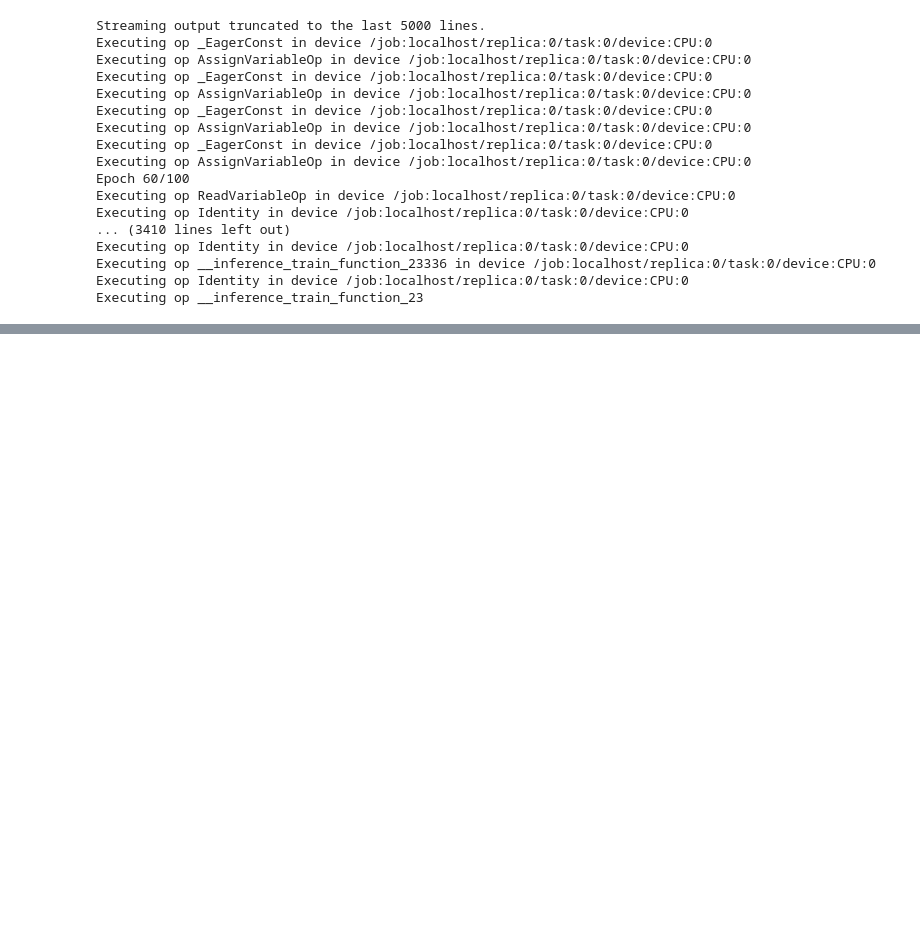
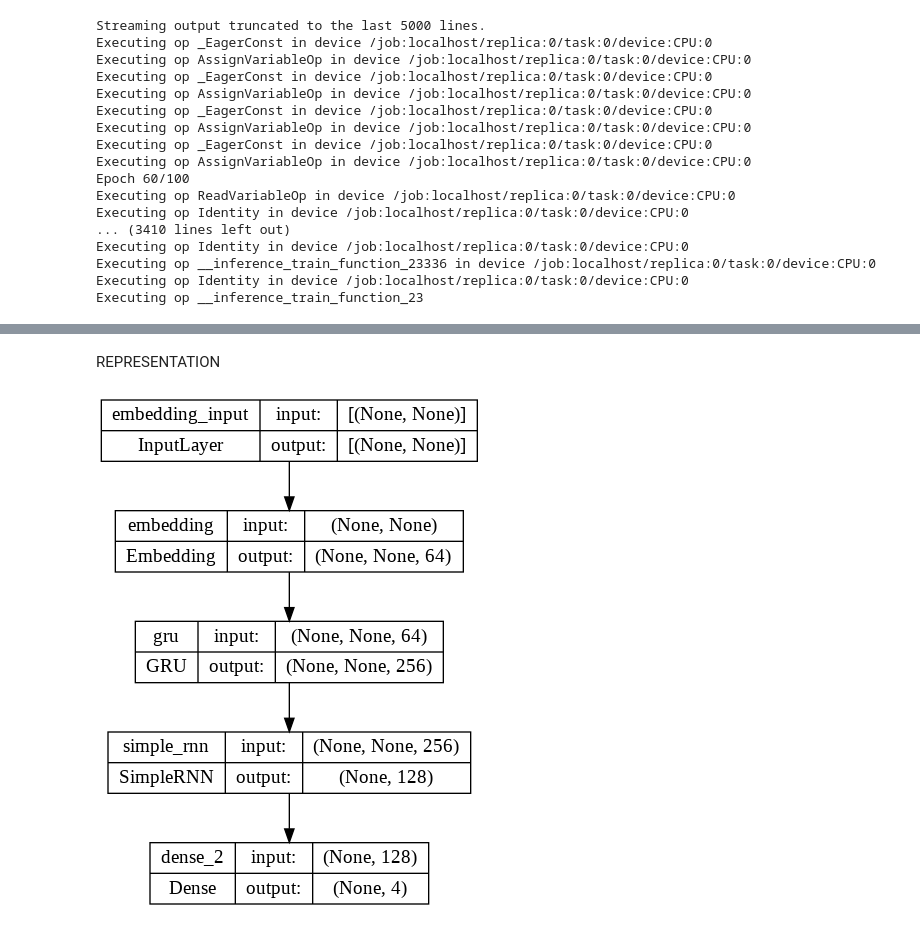
Before and after one commit to sandeepss2020/Neural_Network-DL, a Jupyter notebook: 2147130_CAC2_NNDL.ipynb, the cells around one changed output, grey strips where cells are left out. Cells and saved outputs as stored; diff of their text form; code cells hidden in the pictures; blank space fills up the shorter version.

```diff
--- a/2147130_CAC2_NNDL.ipynb
+++ b/2147130_CAC2_NNDL.ipynb
@@ -759,0 +762,7 @@ plt.show()
+# %% [markdown]
+REPRESENTATION
+# %%
+from keras.utils.vis_utils import plot_model
+plot_model(rnn_model, show_shapes=True, show_layer_names=True)
+# %% [output]
+[figure, added]
```
Also changed, not shown: parts of 10 cells of this notebook.
